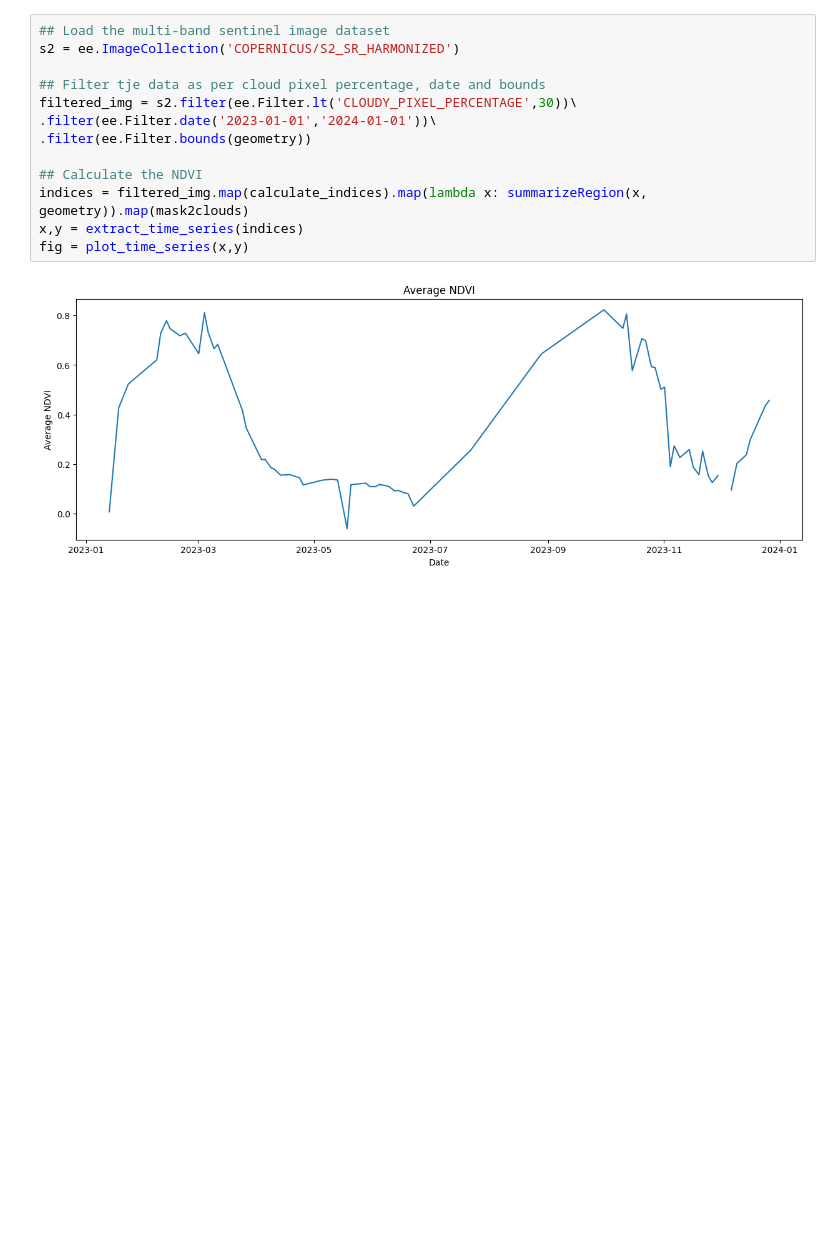
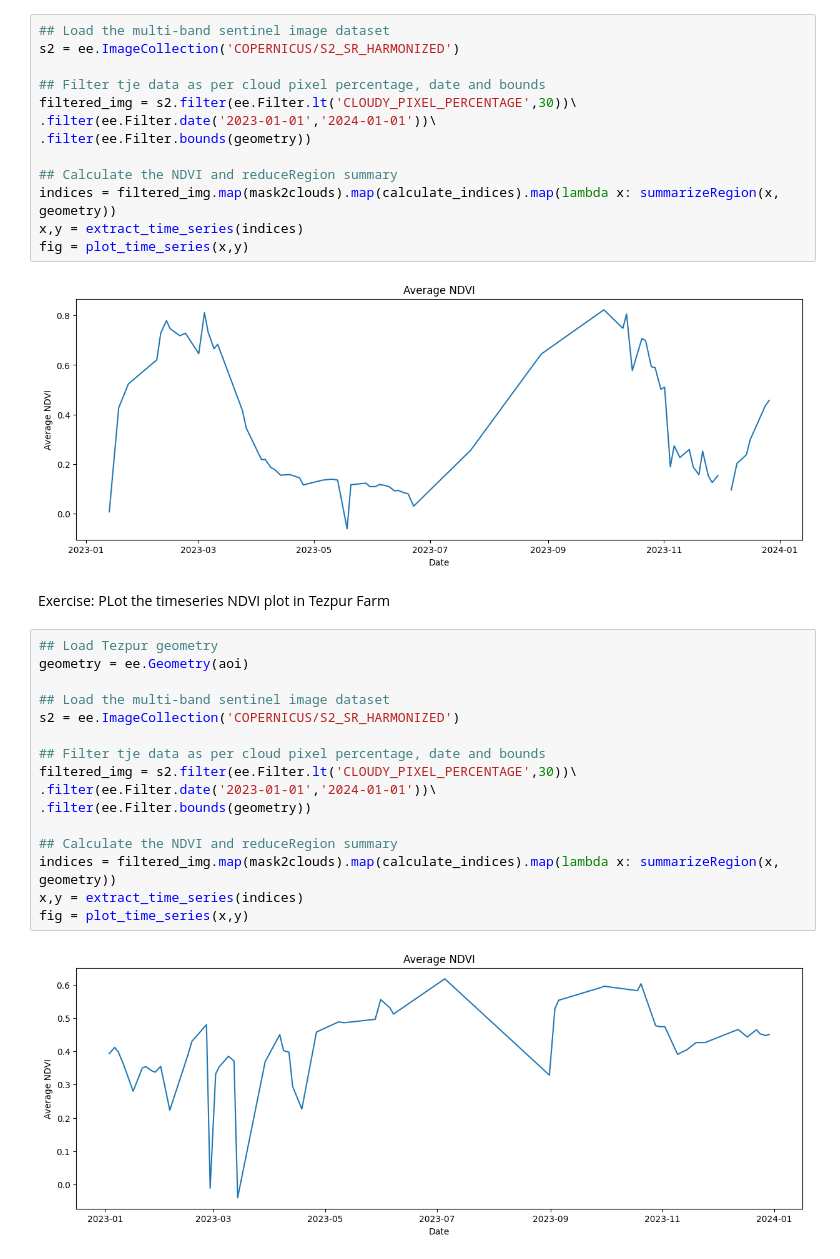
Before and after one commit to kavyajeetbora/end_to_end_gee_with_python, a Jupyter notebook: end_to_end_earth_engine/Module_02_Earth_Engine_Intermediate.ipynb, the cells around one changed output. Cells and saved outputs as stored; diff of their text form; blank space fills up the shorter version.

Commit message:
Add - Timeseries plot in Tezpur area

```diff
--- a/end_to_end_earth_engine/Module_02_Earth_Engine_Intermediate.ipynb
+++ b/end_to_end_earth_engine/Module_02_Earth_Engine_Intermediate.ipynb
@@ -566,9 +569,29 @@ filtered_img = s2.filter(ee.Filter.lt('CLOUDY_PIXEL_PERCENTAGE',30))\
 .filter(ee.Filter.date('2023-01-01','2024-01-01'))\
 .filter(ee.Filter.bounds(geometry))
 
-## Calculate the NDVI
-indices = filtered_img.map(calculate_indices).map(lambda x: summarizeRegion(x, geometry)).map(mask2clouds)
+## Calculate the NDVI and reduceRegion summary
+indices = filtered_img.map(mask2clouds).map(calculate_indices).map(lambda x: summarizeRegion(x, geometry))
 x,y = extract_time_series(indices)
 fig = plot_time_series(x,y)
 # %% [output]
 [figure]
+# %% [markdown]
+Exercise: PLot the timeseries NDVI plot in Tezpur Farm
+# %%
+## Load Tezpur geometry
+geometry = ee.Geometry(aoi)
+
+## Load the multi-band sentinel image dataset
+s2 = ee.ImageCollection('COPERNICUS/S2_SR_HARMONIZED')
+
+## Filter tje data as per cloud pixel percentage, date and bounds
+filtered_img = s2.filter(ee.Filter.lt('CLOUDY_PIXEL_PERCENTAGE',30))\
+.filter(ee.Filter.date('2023-01-01','2024-01-01'))\
+.filter(ee.Filter.bounds(geometry))
+
+## Calculate the NDVI and reduceRegion summary
+indices = filtered_img.map(mask2clouds).map(calculate_indices).map(lambda x: summarizeRegion(x, geometry))
+x,y = extract_time_series(indices)
+fig = plot_time_series(x,y)
+# %% [output]
+[figure, added]
```
Also changed, not shown: parts of 4 cells of this notebook.
